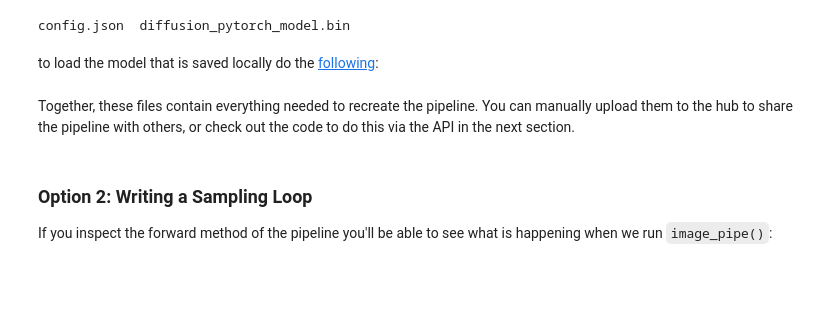
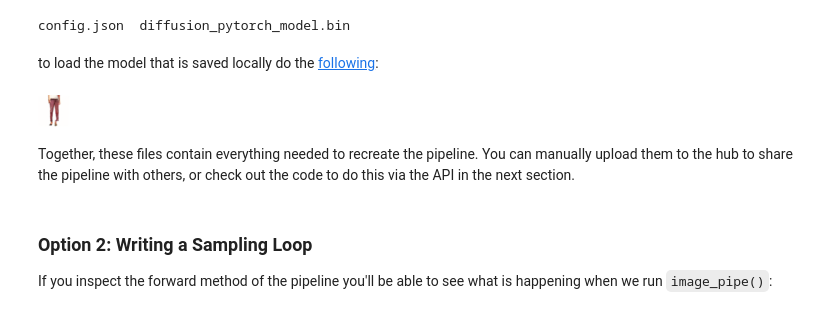
Before and after one commit to guyk1971/diffusion-models-class, a Jupyter notebook: unit1/01_introduction_to_diffusers.ipynb, the cells around one changed output. Drawn from its saved outputs; the diff is of its cells as text; code cells hidden in the pictures; blank space fills up the shorter version.

```diff
--- a/unit1/01_introduction_to_diffusers.ipynb
+++ b/unit1/01_introduction_to_diffusers.ipynb
@@ -475,0 +478,5 @@ stable_diffusion = DDPMPipeline.from_pretrained(repo_id)
+# %%
+pipeline_output = image_pipe()
+pipeline_output.images[0]
+# %% [output]
+[figure, added]
```
Also changed, not shown: parts of 6 cells of this notebook, 1 other file.
